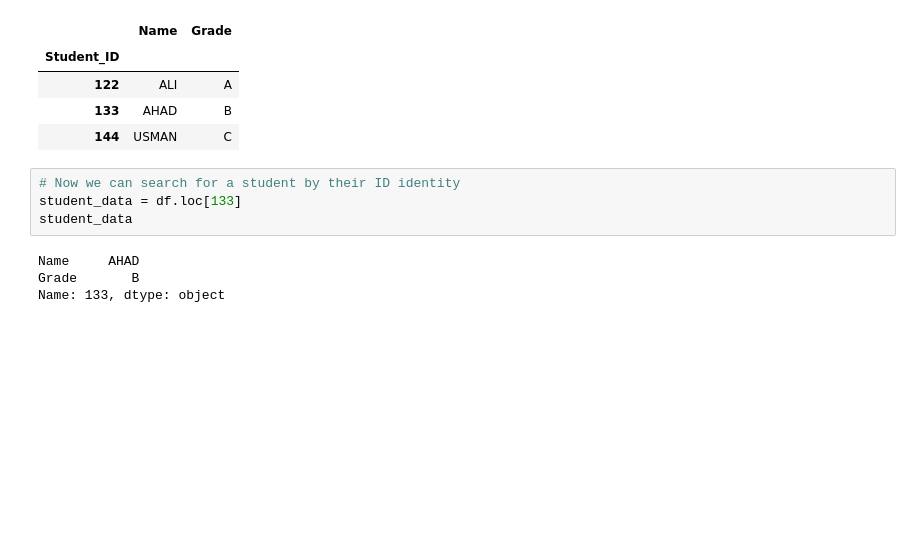
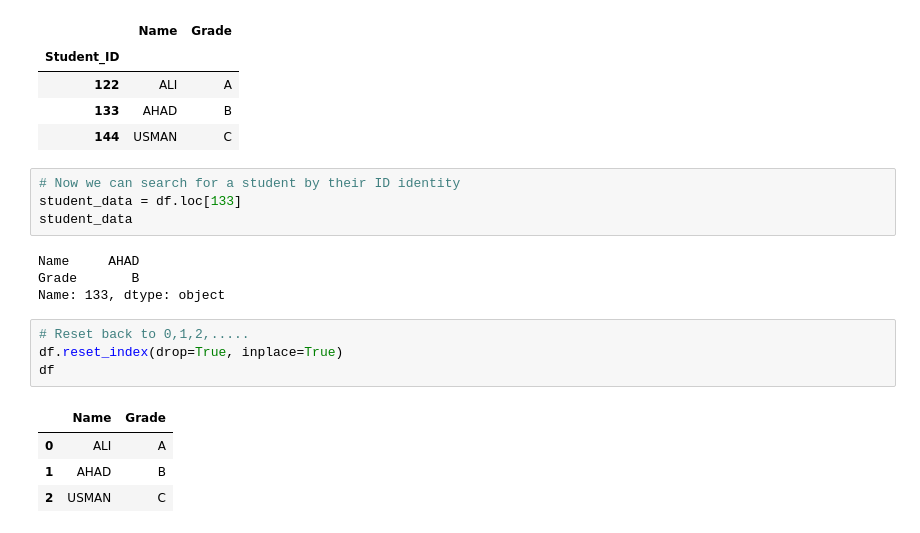
Before and after one commit to umer1730/Semester-2, a Jupyter notebook: Sem 3/Pandas/Dataframe_sel_index.ipynb, the cells around one changed output. Saved outputs shown, nothing was run; the diff lists cells and outputs as text; blank space fills up the shorter version.

```diff
--- a/Sem 3/Pandas/Dataframe_sel_index.ipynb
+++ b/Sem 3/Pandas/Dataframe_sel_index.ipynb
@@ -449,3 +449,12 @@ student_data
 Name     AHAD
 Grade       B
 Name: 133, dtype: object
+# %%
+# Reset back to 0,1,2,.....
+df.reset_index(drop=True, inplace=True)
+df
+# %% [output]
+|  | Name | Grade |
+| 0 | ALI | A |
+| 1 | AHAD | B |
+| 2 | USMAN | C |
```
